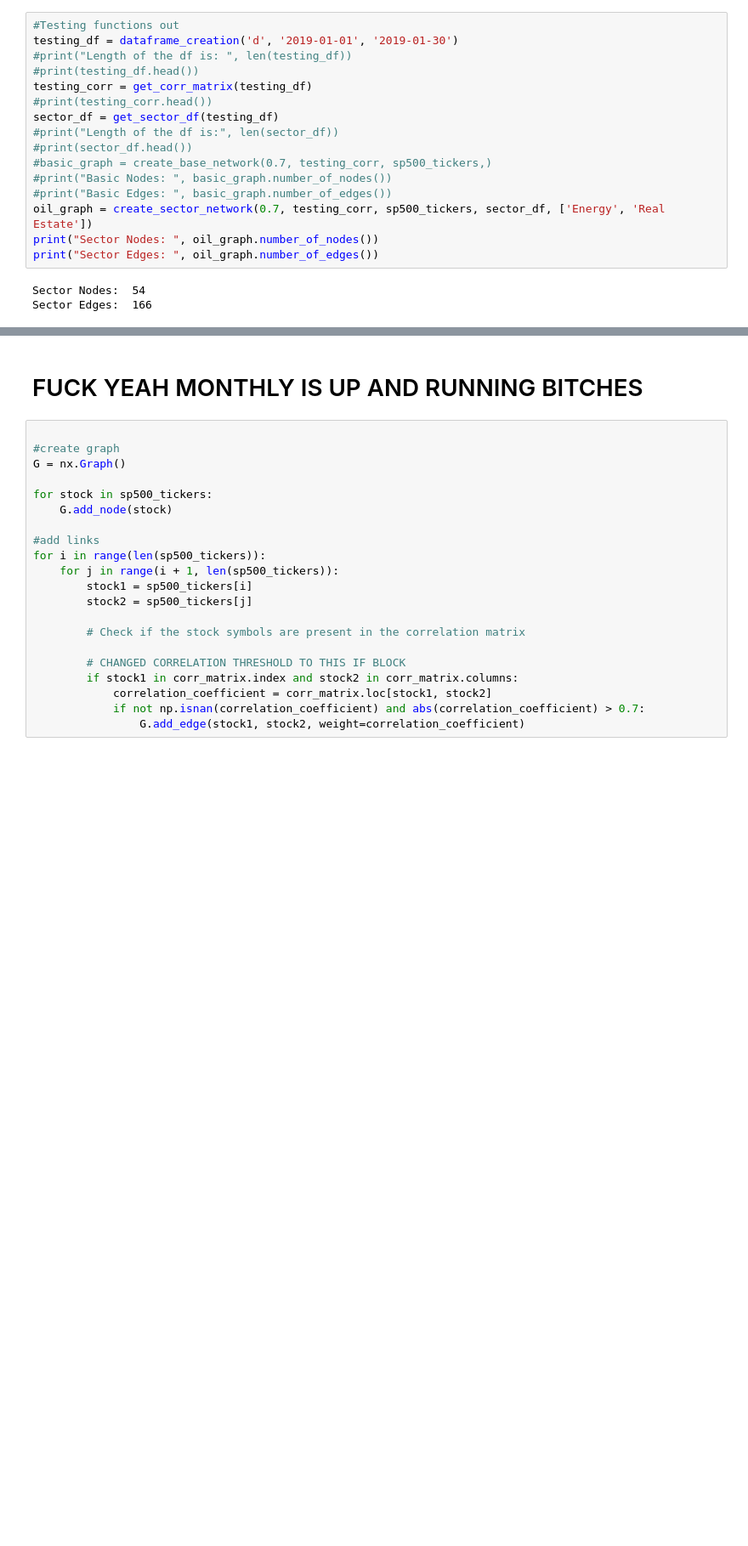
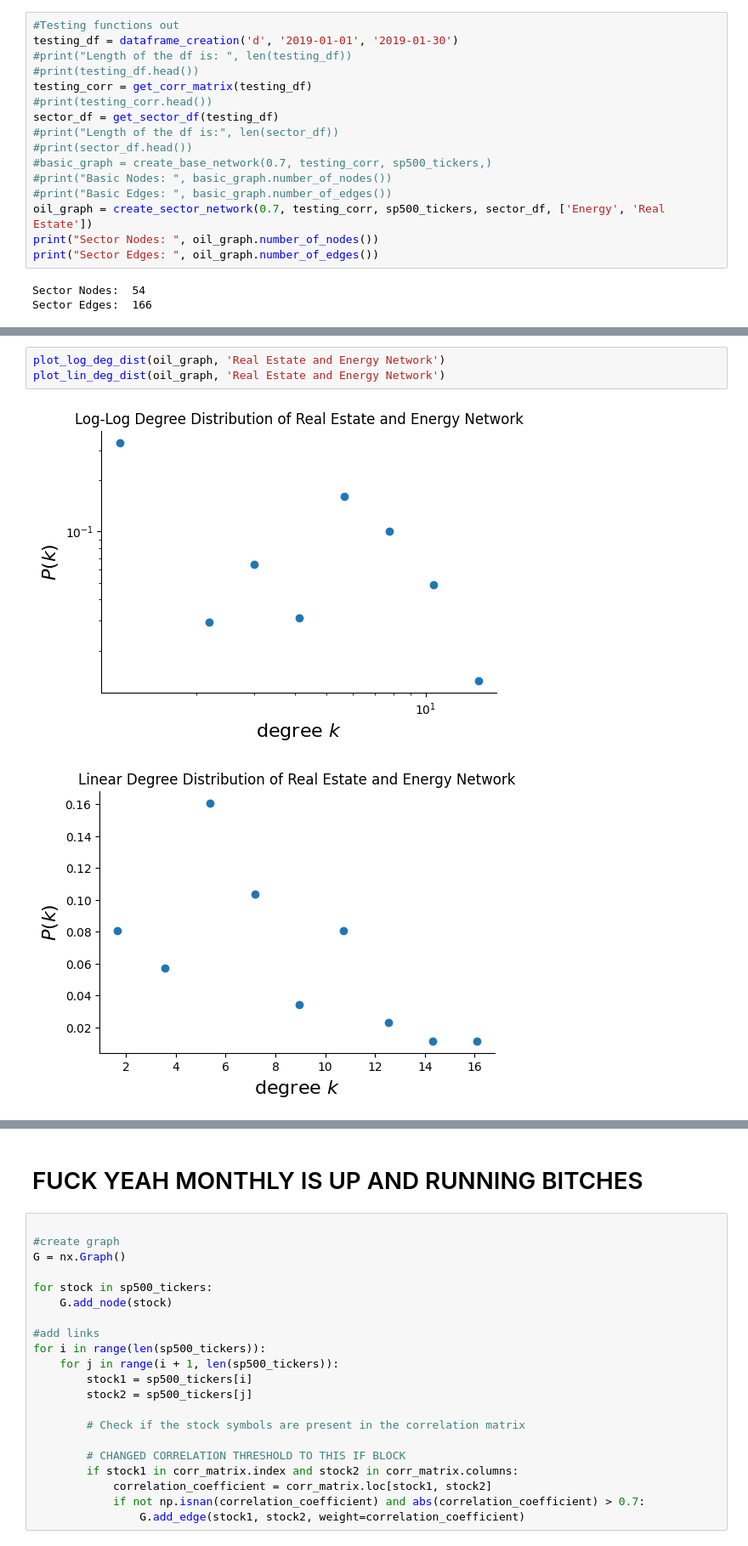
Before and after one commit to haydenac11/572-Project, a Jupyter notebook: plotting.ipynb, the cells around one changed output, grey strips where cells are left out. Shown at 85% size. Cells and saved outputs as stored; diff of their text form; blank space fills up the shorter version.

```diff
--- a/plotting.ipynb
+++ b/plotting.ipynb
@@ -325,3 +356,9 @@ nx.draw(oil_graph,pos, labels={node: node for node in oil_graph.nodes()}, node_c
+# %%
+plot_log_deg_dist(oil_graph, 'Real Estate and Energy Network')
+plot_lin_deg_dist(oil_graph, 'Real Estate and Energy Network')
+# %% [output]
+[figure, added]
+[figure, added]
 # %%
 months = dataframe_creation('m', '2019-01-01', '2020-01-30')
 print(len(months))
```
Also changed, not shown: parts of 19 cells of this notebook, 16 other files.
